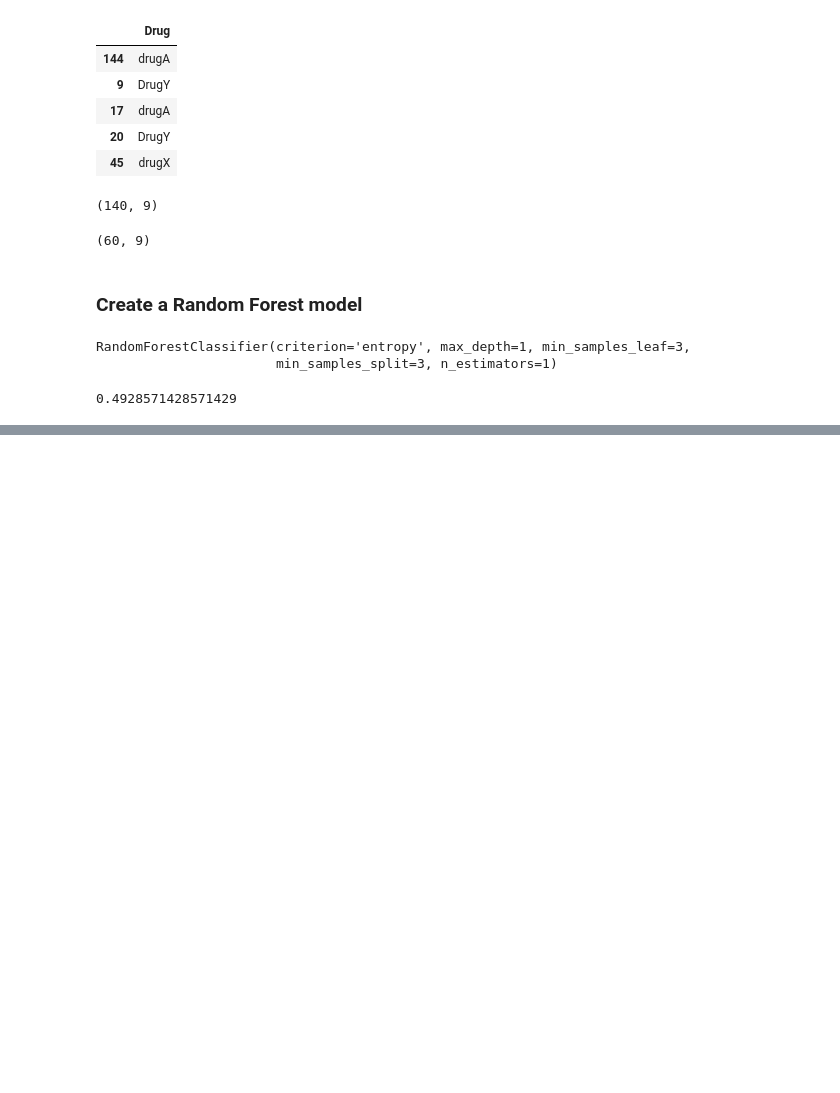
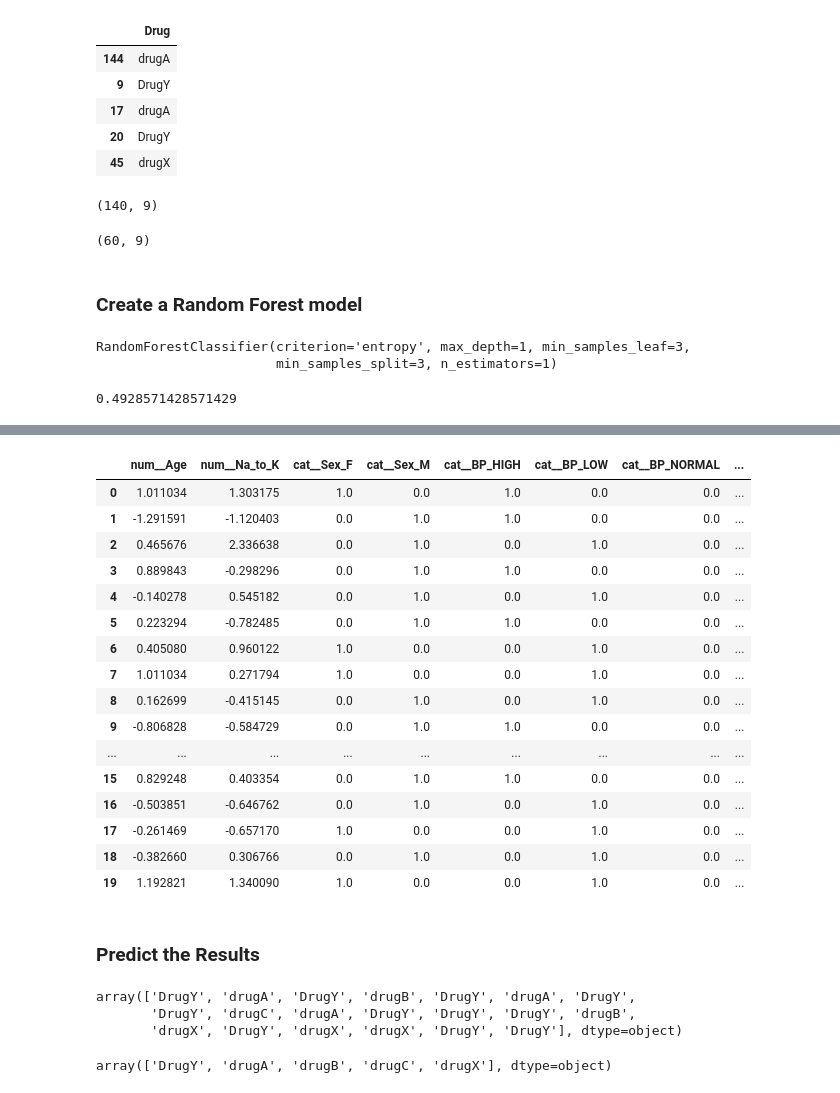
Before and after one commit to samrudhineve/Machine-Learning, a Jupyter notebook: Random Forest Classification/RFC.ipynb, the cells around one changed output, grey strips where cells are left out. Saved outputs shown, nothing was run; the diff lists cells and outputs as text; code cells hidden in the pictures; blank space fills up the shorter version.

```diff
--- a/Random Forest Classification/RFC.ipynb
+++ b/Random Forest Classification/RFC.ipynb
@@ -196,0 +319,3 @@ model.score(xtrain,ytrain)
+# %%
+xnew = pd.read_csv('drug_sample.csv')
+xnew
@@ -196,0 +357,35 @@ model.score(xtrain,ytrain)
+# %%
+xnew_pre = pre.transform(xnew)
+# %%
+xnew_pre
+# %% [output]
+|  | num__Age | num__Na_to_K | cat__Sex_F | cat__Sex_M | cat__BP_HIGH | cat__BP_LOW | cat__BP_NORMAL | ... |
+| 0 | 1.011034 | 1.303175 | 1.0 | 0.0 | 1.0 | 0.0 | 0.0 | ... |
+| 1 | -1.291591 | -1.120403 | 0.0 | 1.0 | 1.0 | 0.0 | 0.0 | ... |
+| 2 | 0.465676 | 2.336638 | 0.0 | 1.0 | 0.0 | 1.0 | 0.0 | ... |
+| 3 | 0.889843 | -0.298296 | 0.0 | 1.0 | 1.0 | 0.0 | 0.0 | ... |
+| 4 | -0.140278 | 0.545182 | 0.0 | 1.0 | 0.0 | 1.0 | 0.0 | ... |
+| 5 | 0.223294 | -0.782485 | 0.0 | 1.0 | 1.0 | 0.0 | 0.0 | ... |
+| 6 | 0.405080 | 0.960122 | 1.0 | 0.0 | 0.0 | 1.0 | 0.0 | ... |
+| 7 | 1.011034 | 0.271794 | 1.0 | 0.0 | 0.0 | 1.0 | 0.0 | ... |
+| 8 | 0.162699 | -0.415145 | 0.0 | 1.0 | 0.0 | 1.0 | 0.0 | ... |
+| 9 | -0.806828 | -0.584729 | 0.0 | 1.0 | 1.0 | 0.0 | 0.0 | ... |
+| ... | ... | ... | ... | ... | ... | ... | ... | ... |
+| 15 | 0.829248 | 0.403354 | 0.0 | 1.0 | 1.0 | 0.0 | 0.0 | ... |
+| 16 | -0.503851 | -0.646762 | 0.0 | 1.0 | 0.0 | 1.0 | 0.0 | ... |
+| 17 | -0.261469 | -0.657170 | 1.0 | 0.0 | 0.0 | 1.0 | 0.0 | ... |
+| 18 | -0.382660 | 0.306766 | 0.0 | 1.0 | 0.0 | 1.0 | 0.0 | ... |
+| 19 | 1.192821 | 1.340090 | 1.0 | 0.0 | 0.0 | 1.0 | 0.0 | ... |
+# %% [markdown]
+### Predict the Results
+# %%
+preds = best_rfc.predict(xnew_pre)
+preds
+# %% [output]
+array(['DrugY', 'drugA', 'DrugY', 'drugB', 'DrugY', 'drugA', 'DrugY',
+       'DrugY', 'drugC', 'drugA', 'DrugY', 'DrugY', 'DrugY', 'drugB',
+       'drugX', 'DrugY', 'drugX', 'drugX', 'DrugY', 'DrugY'], dtype=object)
+# %%
+best_rfc.classes_
+# %% [output]
+array(['DrugY', 'drugA', 'drugB', 'drugC', 'drugX'], dtype=object)
```
Also changed, not shown: parts of 38 cells of this notebook.
